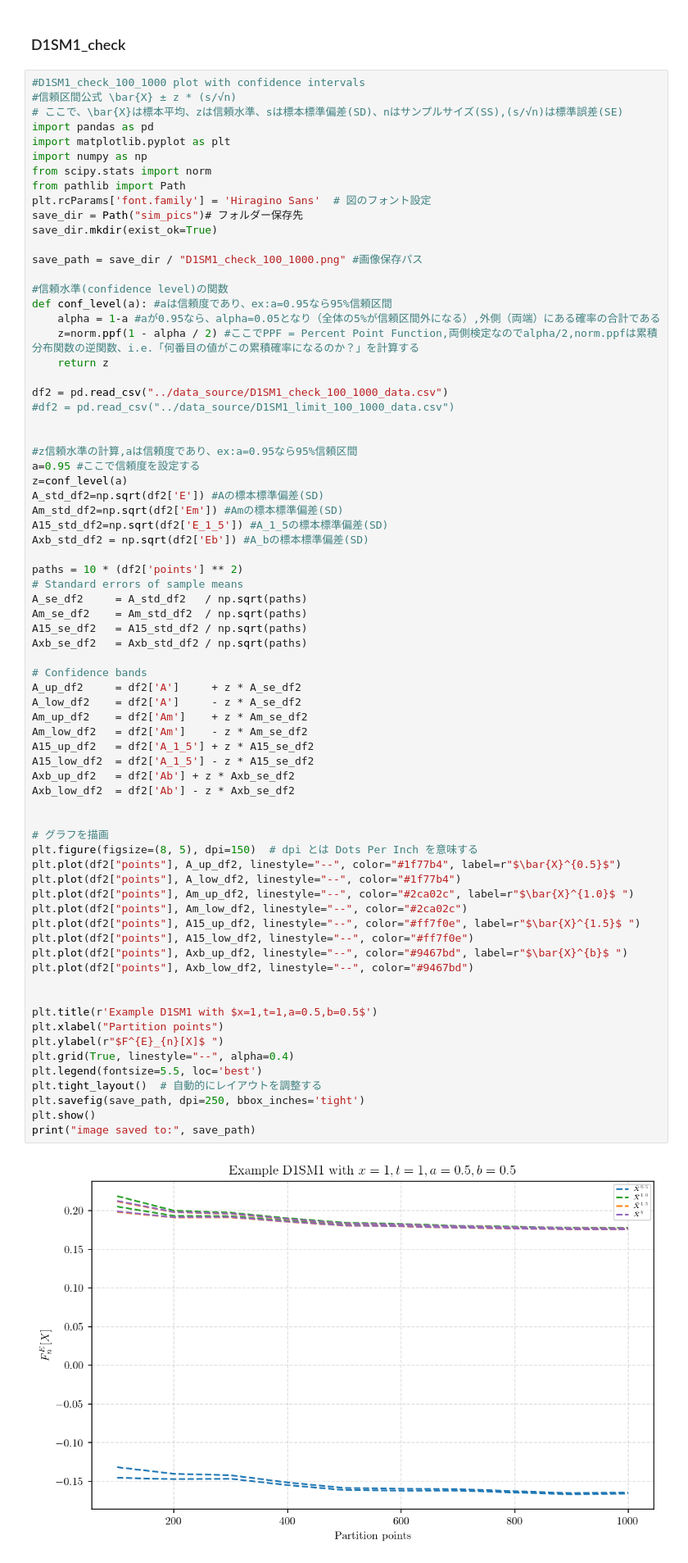
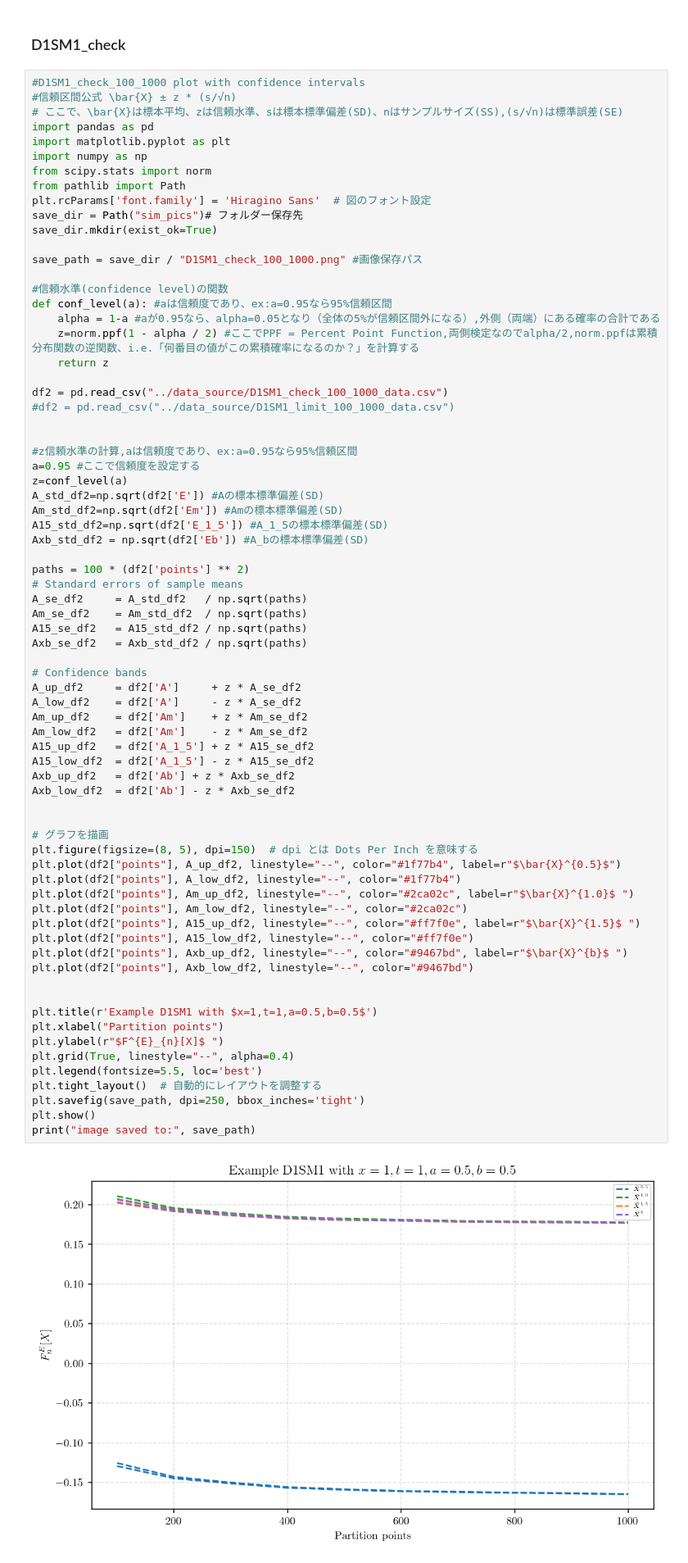
Before and after one commit to Andriyichenko/simulation, a Jupyter notebook: D1S/D1S_plot.ipynb, the cells around one changed output. Shown at 82% size. Drawn from its saved outputs; the diff is of its cells as text.

```diff
--- a/D1S/D1S_plot.ipynb
+++ b/D1S/D1S_plot.ipynb
@@ -71,7 +71,7 @@ Am_std_df2=np.sqrt(df2['Em']) #Amの標本標準偏差(SD)
 A15_std_df2=np.sqrt(df2['E_1_5']) #A_1_5の標本標準偏差(SD)
 Axb_std_df2 = np.sqrt(df2['Eb']) #A_bの標本標準偏差(SD)
 
-paths = 10 * (df2['points'] ** 2)
+paths = 100 * (df2['points'] ** 2)
 # Standard errors of sample means
 A_se_df2     = A_std_df2   / np.sqrt(paths)
 Am_se_df2    = Am_std_df2  / np.sqrt(paths)
@@ -84,34 +84,34 @@ A_low_df2    = df2['A']     - z * A_se_df2
 Am_up_df2    = df2['Am']    + z * Am_se_df2
 Am_low_df2   = df2['Am']    - z * Am_se_df2
 A15_up_df2   = df2['A_1_5'] + z * A15_se_df2
 A15_low_df2  = df2['A_1_5'] - z * A15_se_df2
 Axb_up_df2   = df2['Ab'] + z * Axb_se_df2
 Axb_low_df2  = df2['Ab'] - z * Axb_se_df2
 
 
 # グラフを描画
 plt.figure(figsize=(8, 5), dpi=150)  # dpi とは Dots Per Inch を意味する
 plt.plot(df2["points"], A_up_df2, linestyle="--", color="#1f77b4", label=r"$\bar{X}^{0.5}$")
 plt.plot(df2["points"], A_low_df2, linestyle="--", color="#1f77b4")
 plt.plot(df2["points"], Am_up_df2, linestyle="--", color="#2ca02c", label=r"$\bar{X}^{1.0}$ ")
 plt.plot(df2["points"], Am_low_df2, linestyle="--", color="#2ca02c")
 plt.plot(df2["points"], A15_up_df2, linestyle="--", color="#ff7f0e", label=r"$\bar{X}^{1.5}$ ")
 plt.plot(df2["points"], A15_low_df2, linestyle="--", color="#ff7f0e")
 plt.plot(df2["points"], Axb_up_df2, linestyle="--", color="#9467bd", label=r"$\bar{X}^{b}$ ")
 plt.plot(df2["points"], Axb_low_df2, linestyle="--", color="#9467bd")
 
 
 plt.title(r'Example D1SM1 with $x=1,t=1,a=0.5,b=0.5$')
 plt.xlabel("Partition points")
 plt.ylabel(r"$F^{E}_{n}[X]$ ")
 plt.grid(True, linestyle="--", alpha=0.4)
 plt.legend(fontsize=5.5, loc='best')
 plt.tight_layout()  # 自動的にレイアウトを調整する
 plt.savefig(save_path, dpi=250, bbox_inches='tight')
 plt.show()
 print("image saved to:", save_path)
 # %% [output]
-[figure, old version]
+[figure, new version]
 image saved to: sim_pics/D1SM1_check_100_1000.png
 # %%
 #D1SM1_check_100_1000_subplot plot with confidence intervals
```
Also changed, not shown: parts of 5 cells of this notebook, 6 other files.
